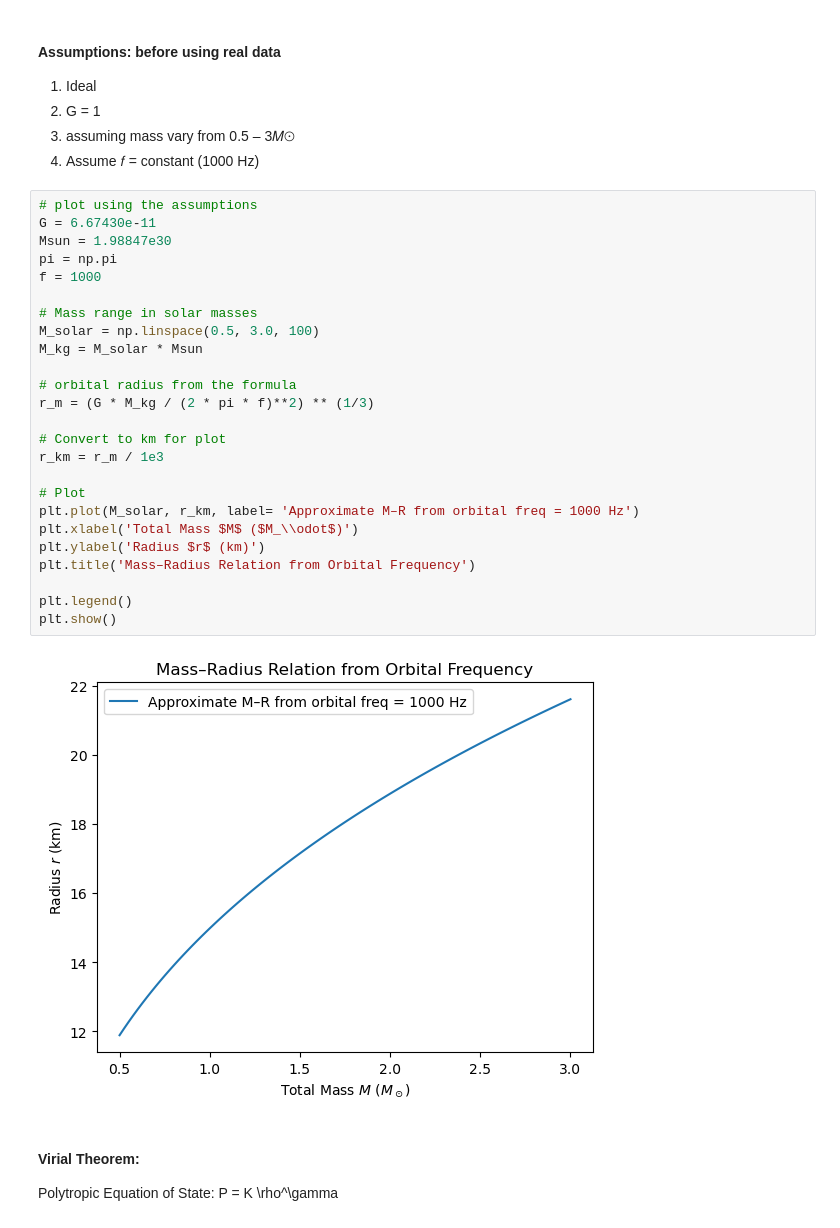
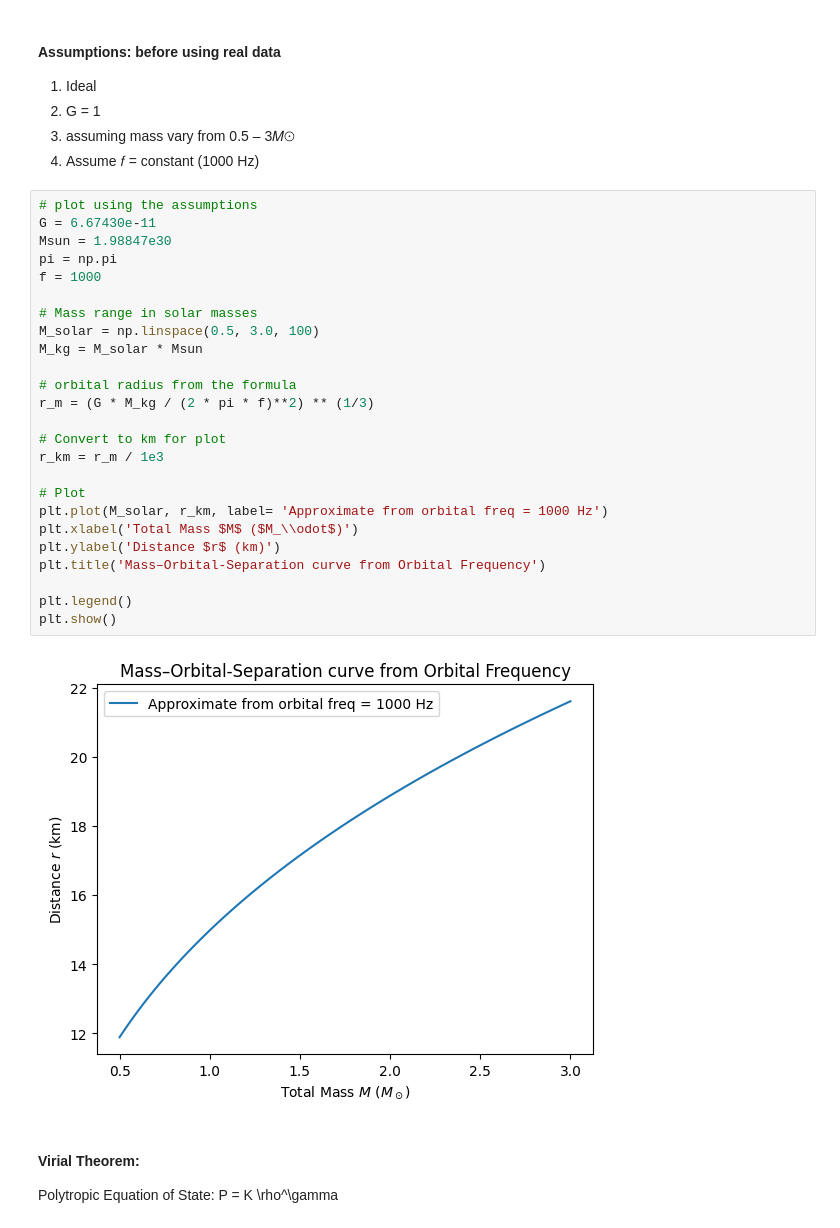
Before and after one commit to topollonaketsana/GW-Neutron_Star_Merger, a Jupyter notebook: notebook/EoS.ipynb, the cells around one changed output. Saved outputs shown, nothing was run; the diff lists cells and outputs as text.

```diff
--- a/notebook/EoS.ipynb
+++ b/notebook/EoS.ipynb
@@ -16,30 +16,30 @@ from scipy.integrate import solve_ivp
 # %%
 # plot using the assumptions
 G = 6.67430e-11
 Msun = 1.98847e30
 pi = np.pi
 f = 1000
 
 # Mass range in solar masses
 M_solar = np.linspace(0.5, 3.0, 100)
 M_kg = M_solar * Msun
 
 # orbital radius from the formula
 r_m = (G * M_kg / (2 * pi * f)**2) ** (1/3)
 
 # Convert to km for plot
 r_km = r_m / 1e3
 
 # Plot
-plt.plot(M_solar, r_km, label= 'Approximate M–R from orbital freq = 1000 Hz')
+plt.plot(M_solar, r_km, label= 'Approximate from orbital freq = 1000 Hz')
 plt.xlabel('Total Mass $M$ ($M_\\odot$)')
-plt.ylabel('Radius $r$ (km)')
-plt.title('Mass–Radius Relation from Orbital Frequency')
+plt.ylabel('Distance $r$ (km)')
+plt.title('Mass–Orbital-Separation curve from Orbital Frequency')
 
 plt.legend()
 plt.show()
 # %% [output]
-[figure, old version]
+[figure, new version]
 # %% [markdown]
 #### Virial Theorem:
 
```
Also changed, not shown: parts of 7 cells of this notebook, 5 other files.
